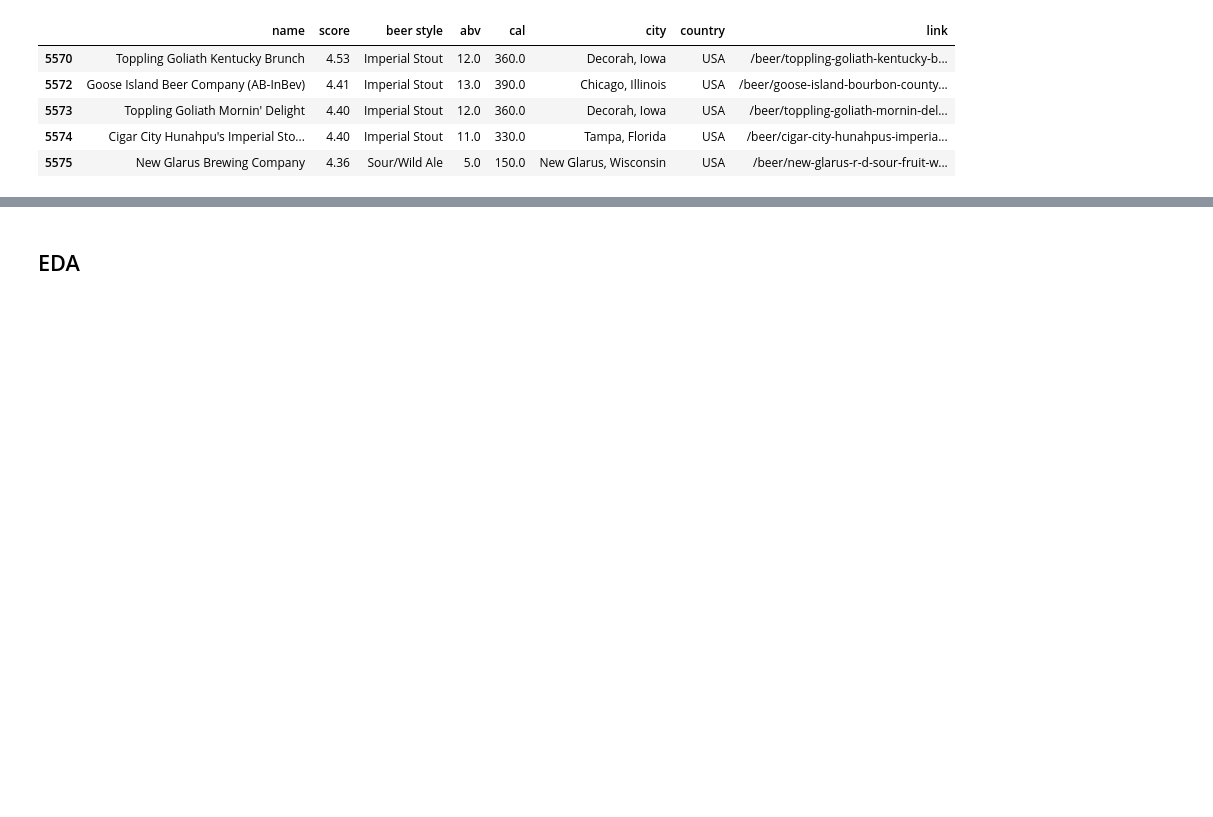
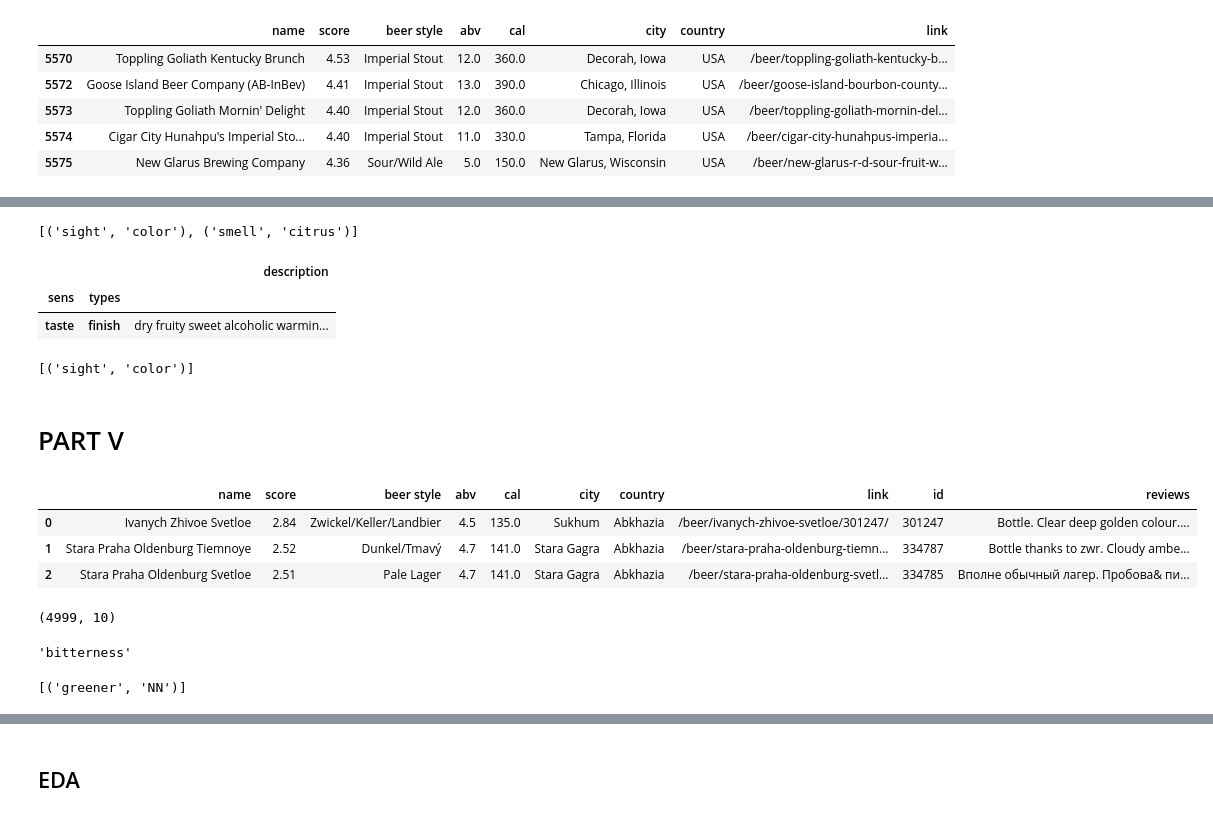
Before and after one commit to montalex/COM-480-Data-Visualization, a Jupyter notebook: scrap_data.ipynb, the cells around one changed output, grey strips where cells are left out. Drawn from its saved outputs; the diff is of its cells as text; code cells hidden in the pictures; blank space fills up the shorter version.

Commit message:
beer desc viz

```diff
--- a/scrap_data.ipynb
+++ b/scrap_data.ipynb
@@ -272,0 +380,10 @@ df_all.to_csv('ratebeer_dataset_all.csv', index=False)
+# %%
+[ff[0:2] for ff in fll]
+# %% [output]
+[('sight', 'color'), ('smell', 'citrus')]
+# %%
+df_desc[df_desc.apply(lambda x: 'dry' in x['description'], axis=1)]
+# %% [output]
+|  |  | description |
+| sens | types |  |
+| taste | finish | dry fruity sweet alcoholic warmin... |
@@ -272,0 +395,18 @@ df_all.to_csv('ratebeer_dataset_all.csv', index=False)
+# %%
+get_flavour_desc('dark')
+# %% [output]
+[('sight', 'color')]
+# %% [markdown]
+# PART V
+# %%
+df_rev = pd.read_csv('./data_ratebeer_withReview.csv')
+df_rev.head(3)
+# %% [output]
+|  | name | score | beer style | abv | cal | city | country | link | id | reviews |
+| 0 | Ivanych Zhivoe Svetloe | 2.84 | Zwickel/Keller/Landbier | 4.5 | 135.0 | Sukhum | Abkhazia | /beer/ivanych-zhivoe-svetloe/301247/ | 301247 | Bottle. Clear deep golden colour.... |
+| 1 | Stara Praha Oldenburg Tiemnoye | 2.52 | Dunkel/Tmavý | 4.7 | 141.0 | Stara Gagra | Abkhazia | /beer/stara-praha-oldenburg-tiemn... | 334787 | Bottle thanks to zwr. Cloudy ambe... |
+| 2 | Stara Praha Oldenburg Svetloe | 2.51 | Pale Lager | 4.7 | 141.0 | Stara Gagra | Abkhazia | /beer/stara-praha-oldenburg-svetl... | 334785 | Вполне обычный лагер. Пробова& пи... |
+# %%
+df_rev.shape
+# %% [output]
+(4999, 10)
@@ -272,0 +457,8 @@ df_all.to_csv('ratebeer_dataset_all.csv', index=False)
+# %%
+lemmatizer.lemmatize("bitterness",wordnet.ADJ)
+# %% [output]
+'bitterness'
+# %%
+pos_tag(['greener'])
+# %% [output]
+[('greener', 'NN')]
```
Also changed, not shown: parts of 41 cells of this notebook, 8 other files.
